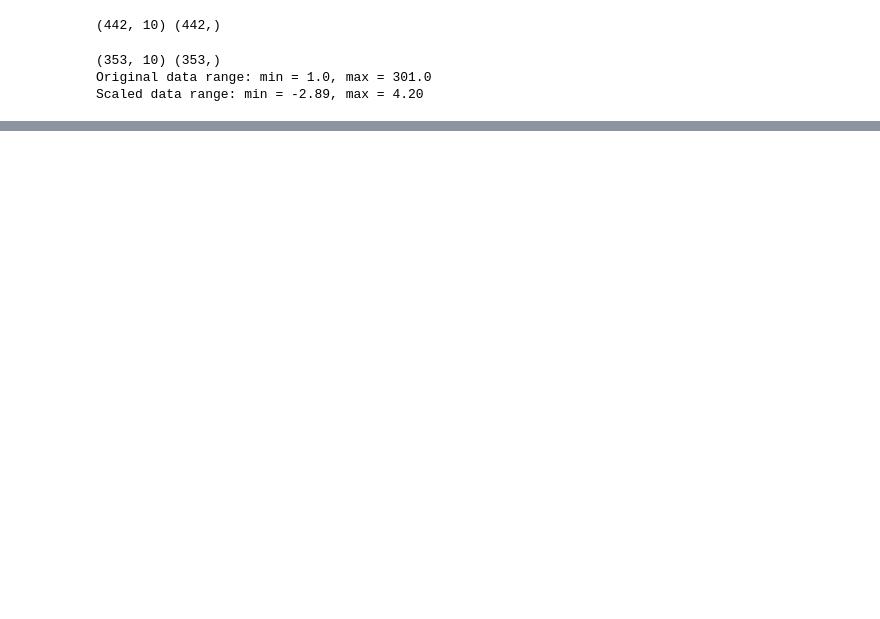
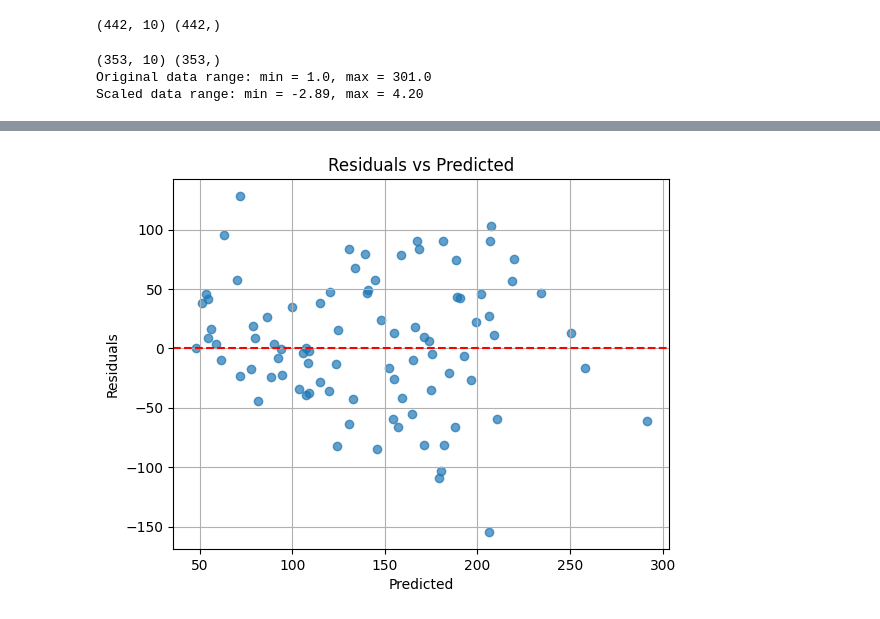
Before and after one commit to Oveln/machine_learn, a Jupyter notebook: gradient_descent/gradient_descent_diabetes.ipynb, the cells around one changed output, grey strips where cells are left out. Saved outputs shown, nothing was run; the diff lists cells and outputs as text; code cells hidden in the pictures; blank space fills up the shorter version.

```diff
--- a/gradient_descent/gradient_descent_diabetes.ipynb
+++ b/gradient_descent/gradient_descent_diabetes.ipynb
@@ -42,3 +56,21 @@ Scaled data range: min = -2.89, max = 4.20
+# %%
+#残差
+from sklearn.linear_model import LinearRegression
+
+lr = LinearRegression()
+lr.fit(x_train_scaled, y_train)
+y_pred = lr.predict(x_test_scaled)
+residuals = y_test - y_pred
+
+plt.scatter(y_pred, residuals, alpha=0.7)
+plt.axhline(0, color='red', linestyle='--')
+plt.xlabel("Predicted")
+plt.ylabel("Residuals")
+plt.title("Residuals vs Predicted")
+plt.grid(True)
+plt.show()
+# %% [output]
+[figure, added]
 # %%
 def cost(x, y, theta):
     diff = x @ theta - y
```
Also changed, not shown: parts of 7 cells of this notebook, 5 other files.
